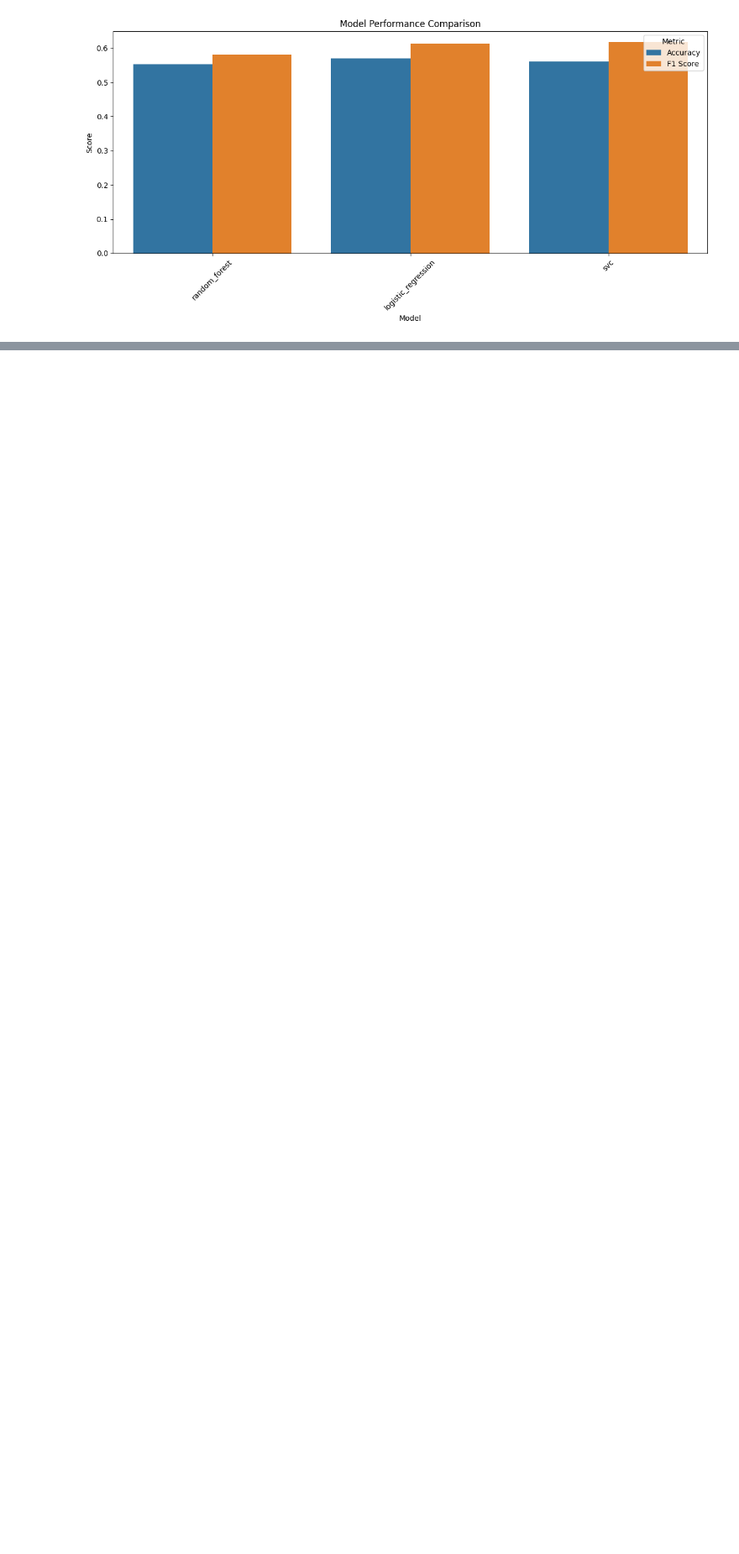
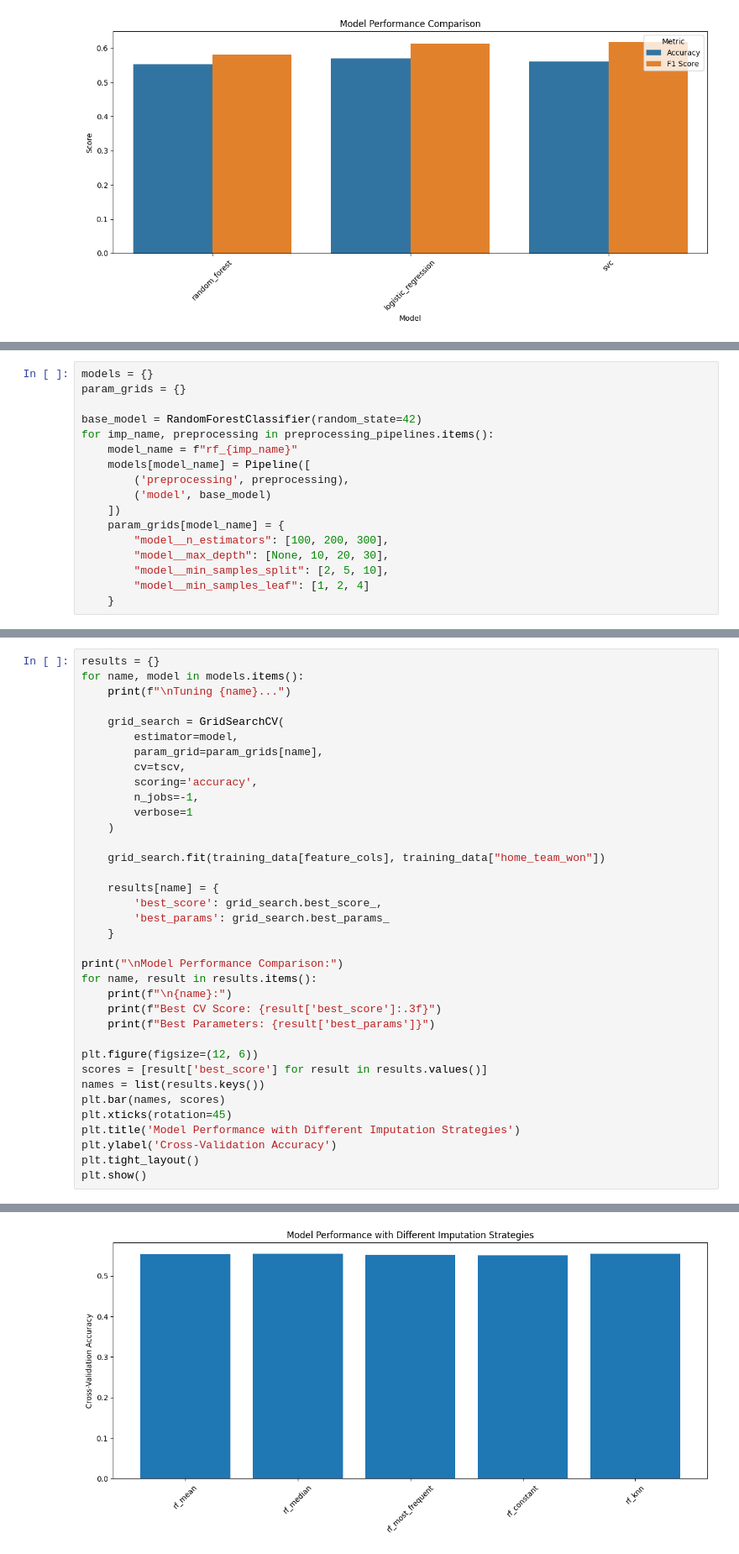
Before and after one commit to jbarkie/betbot, a Jupyter notebook: machine_learning/docs/notebooks/mlb-model-training.ipynb, the cells around one changed output, grey strips where cells are left out. Shown at 84% size. Cells and saved outputs as stored; diff of their text form; blank space fills up the shorter version.

Commit message:
Add more imputation strategies to handle missing values
Since mean imputation could introduce bias to the time series dataset.

```diff
--- a/machine_learning/docs/notebooks/mlb-model-training.ipynb
+++ b/machine_learning/docs/notebooks/mlb-model-training.ipynb
@@ -321,0 +374,17 @@ plt.show()
+# %%
+models = {}
+param_grids = {}
+
+base_model = RandomForestClassifier(random_state=42)
+for imp_name, preprocessing in preprocessing_pipelines.items():
+    model_name = f"rf_{imp_name}"
+    models[model_name] = Pipeline([
+        ('preprocessing', preprocessing),
+        ('model', base_model)
+    ])
+    param_grids[model_name] = {
+        "model__n_estimators": [100, 200, 300],
+        "model__max_depth": [None, 10, 20, 30],
+        "model__min_samples_split": [2, 5, 10],
+        "model__min_samples_leaf": [1, 2, 4]
+    }
@@ -321,0 +393,37 @@ plt.show()
+# %%
+results = {}
+for name, model in models.items():
+    print(f"\nTuning {name}...")
+
+    grid_search = GridSearchCV(
+        estimator=model,
+        param_grid=param_grids[name],
+        cv=tscv,
+        scoring='accuracy',
+        n_jobs=-1,
+        verbose=1
+    )
+
+    grid_search.fit(training_data[feature_cols], training_data["home_team_won"])
+
+    results[name] = {
+        'best_score': grid_search.best_score_,
+        'best_params': grid_search.best_params_
+    }
+
+print("\nModel Performance Comparison:")
+for name, result in results.items():
+    print(f"\n{name}:")
+    print(f"Best CV Score: {result['best_score']:.3f}")
+    print(f"Best Parameters: {result['best_params']}")
+
+plt.figure(figsize=(12, 6))
+scores = [result['best_score'] for result in results.values()]
+names = list(results.keys())
+plt.bar(names, scores)
+plt.xticks(rotation=45)
+plt.title('Model Performance with Different Imputation Strategies')
+plt.ylabel('Cross-Validation Accuracy')
+plt.tight_layout()
+plt.show()
+# %% [output]
@@ -321,0 +447 @@ plt.show()
+[figure, added]
```
Also changed, not shown: parts of 8 cells of this notebook.
